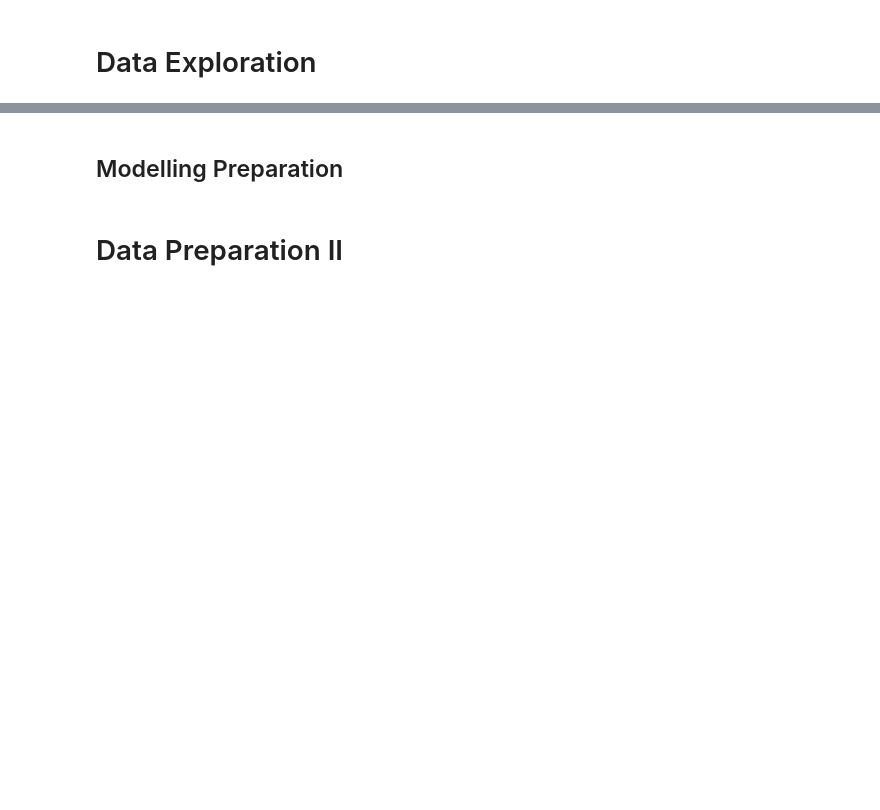
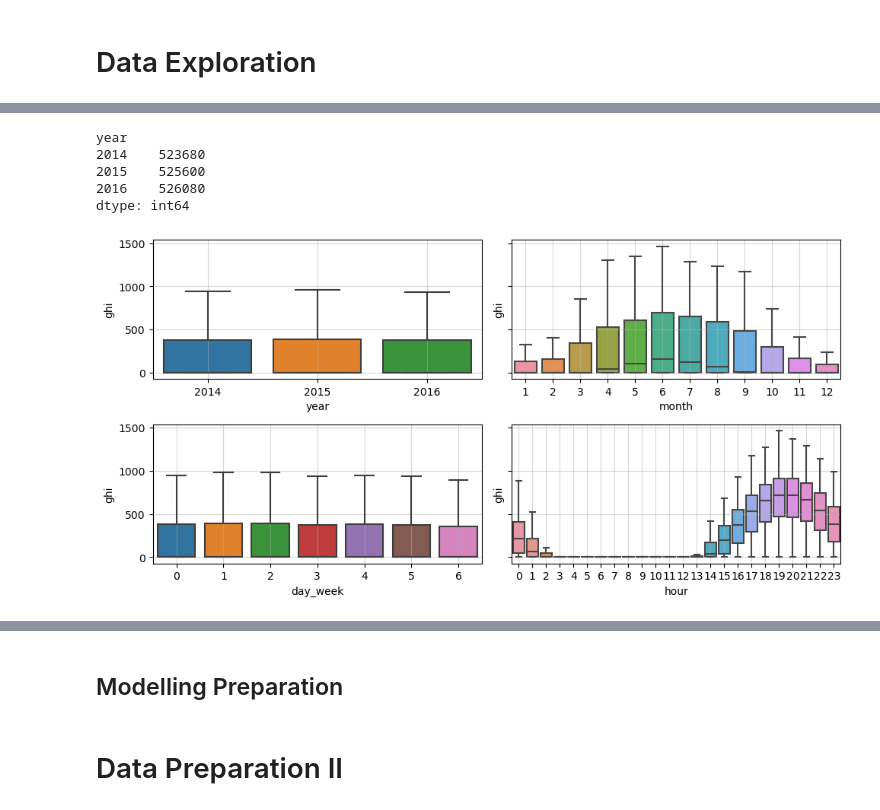
Before and after one commit to vb690/ghi_forecast, a Jupyter notebook: forecast.ipynb, the cells around one changed output, grey strips where cells are left out. Cells and saved outputs as stored; diff of their text form; code cells hidden in the pictures; blank space fills up the shorter version.

```diff
--- a/forecast.ipynb
+++ b/forecast.ipynb
@@ -61,0 +121,37 @@ saletllite_df = pd.read_csv(os.path.join(DATA_FOLDER, SATELLITE_FILE), header=No
+# %%
+# We execpt at least 525600 datapoints if data are recorded continuously for 3 years
+(
+    ghi_df
+    .groupby("year")
+    .size()
+)
+# %% [output]
+year
+2014    523680
+2015    525600
+2016    526080
+dtype: int64
+# %%
+groupers = [
+    "year",
+    "month",
+    "day_week",
+    "hour"
+]
+fig, axs = plt.subplots(2, 2, figsize=(10, 5), sharey=True)
+
+for ax, grouper in zip(axs.flatten(), groupers):
+
+    sns.boxplot(
+        data=ghi_df,
+        x=grouper,
+        y="ghi",
+        showfliers=False,
+        ax=ax
+    )
+    ax.grid(alpha=0.5)
+
+plt.tight_layout()
+plt.show()
+# %% [output]
+[figure, added]
```
Also changed, not shown: parts of 21 cells of this notebook, 1 other file.
